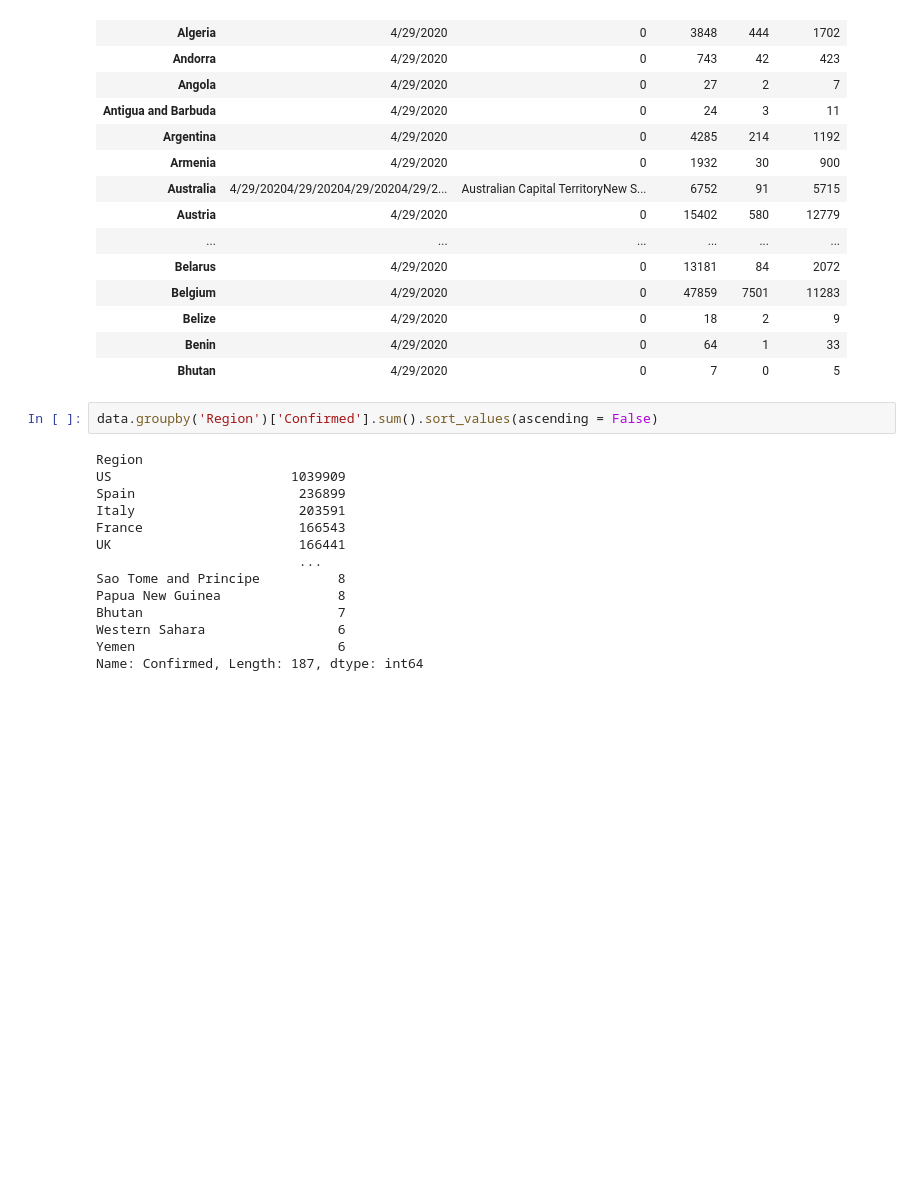
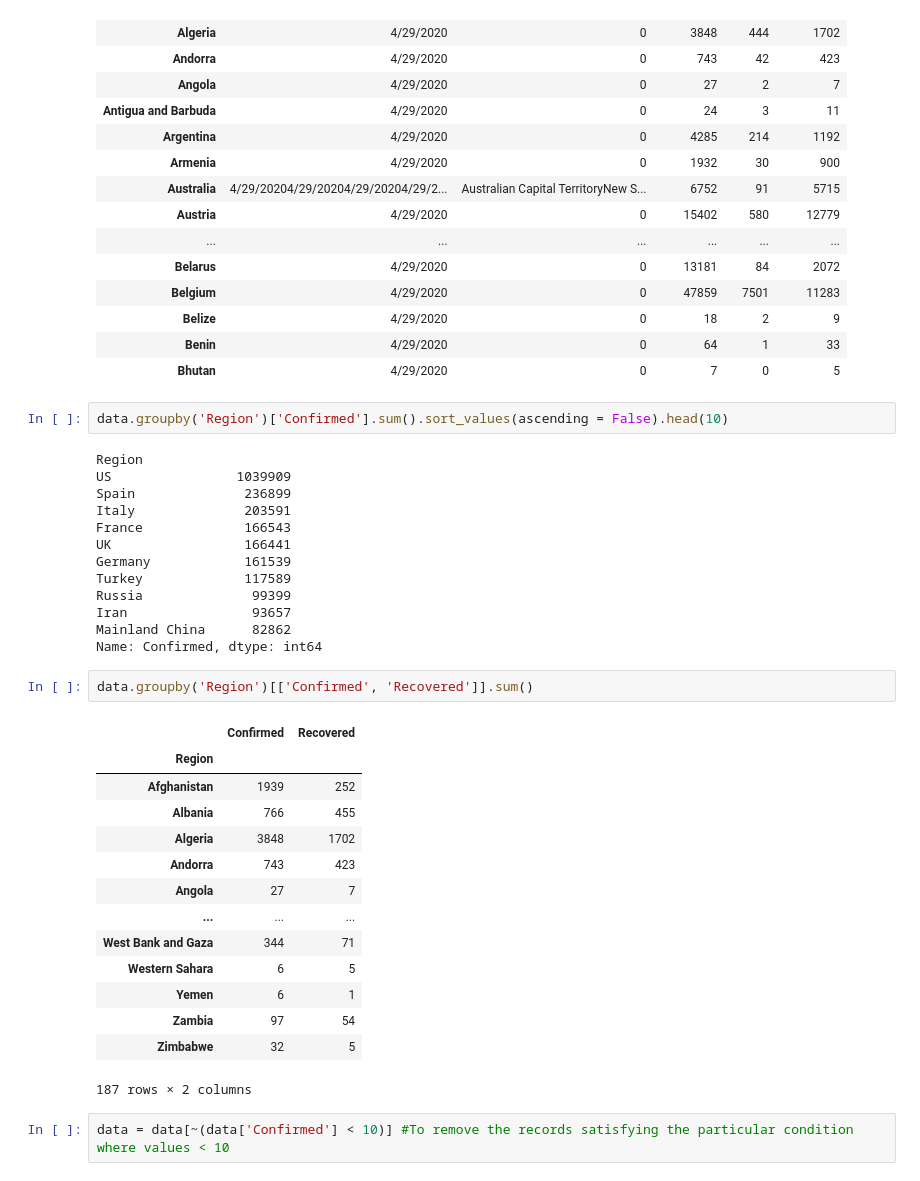
Before and after one commit to irisdev06/Covid19-Data-Analysis, a Jupyter notebook: analysis.ipynb, the cells around one changed output. Saved outputs shown, nothing was run; the diff lists cells and outputs as text; blank space fills up the shorter version.

```diff
--- a/analysis.ipynb
+++ b/analysis.ipynb
@@ -78,18 +78,36 @@ sns.heatmap(data.isnull())
 | Benin | 4/29/2020 | 0 | 64 | 1 | 33 |
 | Bhutan | 4/29/2020 | 0 | 7 | 0 | 5 |
 # %%
-data.groupby('Region')['Confirmed'].sum().sort_values(ascending = False)
+data.groupby('Region')['Confirmed'].sum().sort_values(ascending = False).head(10)
 # %% [output]
 Region
-US                       1039909
-Spain                     236899
-Italy                     203591
-France                    166543
-UK                        166441
-                          ...
-Sao Tome and Principe          8
-Papua New Guinea               8
-Bhutan                         7
-Western Sahara                 6
-Yemen                          6
-Name: Confirmed, Length: 187, dtype: int64
+US                1039909
+Spain              236899
+Italy              203591
+France             166543
+UK                 166441
+Germany            161539
+Turkey             117589
+Russia              99399
+Iran                93657
+Mainland China      82862
+Name: Confirmed, dtype: int64
+# %%
+data.groupby('Region')[['Confirmed', 'Recovered']].sum()
+# %% [output]
+|  | Confirmed | Recovered |
+| Region |  |  |
+| Afghanistan | 1939 | 252 |
+| Albania | 766 | 455 |
+| Algeria | 3848 | 1702 |
+| Andorra | 743 | 423 |
+| Angola | 27 | 7 |
+| ... | ... | ... |
+| West Bank and Gaza | 344 | 71 |
+| Western Sahara | 6 | 5 |
+| Yemen | 6 | 1 |
+| Zambia | 97 | 54 |
+| Zimbabwe | 32 | 5 |
+187 rows × 2 columns
+# %%
+data = data[~(data['Confirmed'] < 10)] #To remove the records satisfying the particular condition where values < 10
```
Also changed, not shown: parts of 1 cell of this notebook.
